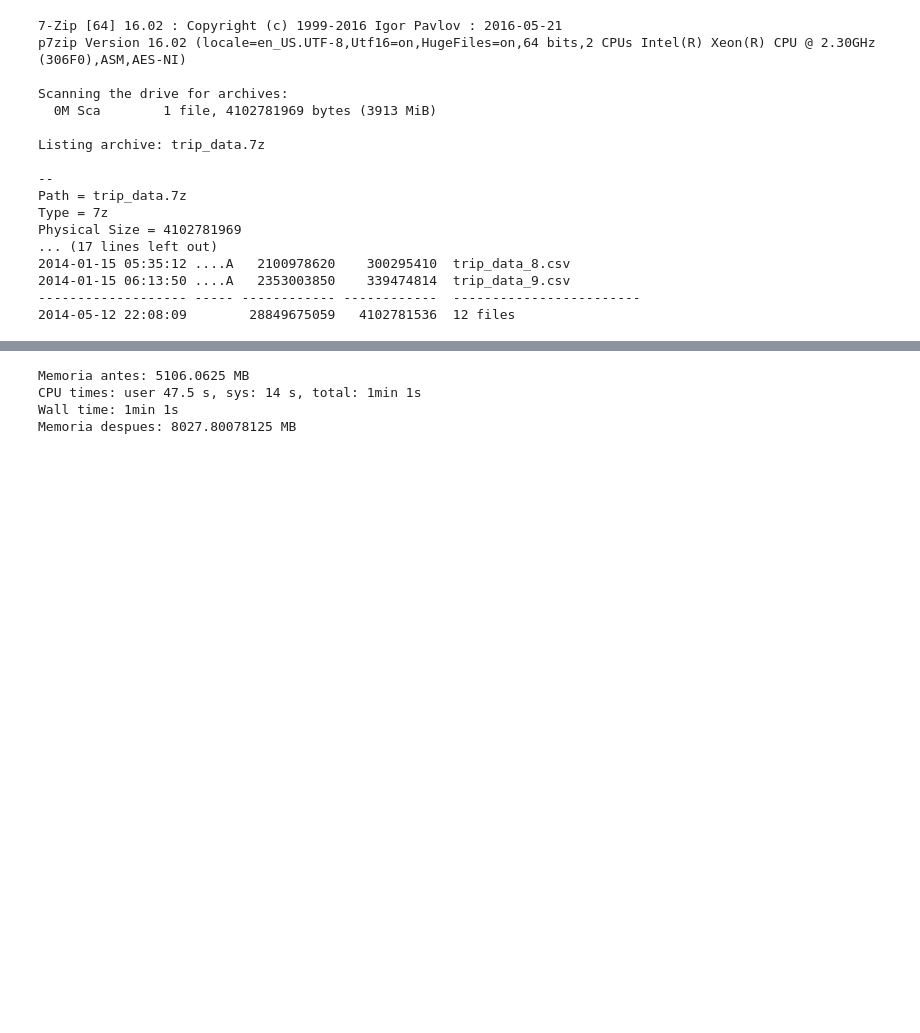
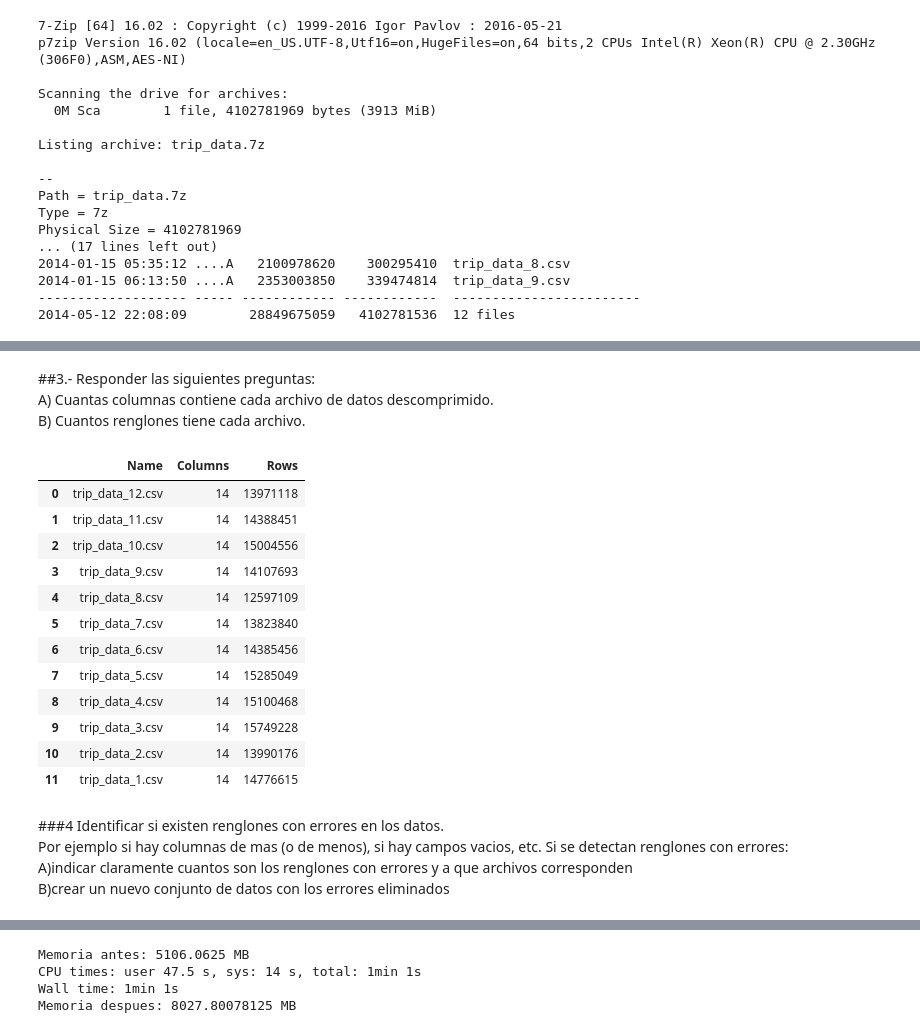
Before and after one commit to htapiagroup/sistemas-distribuidos-evaluacion-intersemestral-lomik33, a Jupyter notebook: SistDist_Examen1.ipynb, the cells around one changed output, grey strips where cells are left out. Cells and saved outputs as stored; diff of their text form; code cells hidden in the pictures; blank space fills up the shorter version.

```diff
--- a/SistDist_Examen1.ipynb
+++ b/SistDist_Examen1.ipynb
@@ -175,0 +59,3 @@ import time
+# %%
+#Arreglo contiene el nombre de los archivos que eventualmente se descomprimiran del original
+files =[ plantilla.format(month) for month in range(1,13)]
@@ -175,0 +75,47 @@ import time
+# %%
+def leer_archivo_puros(fileName):
+  plantilla7z='7z x trip_data.7z  -o/content '+ fileName
+  #print (plantilla7z)
+  os.system(plantilla7z)
+  data=dd.read_csv(file,low_memory=False, parse_dates=True, dtype={' store_and_fwd_flag':'object'}).compute() # se carga a dataset
+  os.system('rm '+fileName)
+  return data
+# %% [markdown]
+##3.- Responder las siguientes preguntas:<br/>
+A) Cuantas columnas contiene cada archivo de datos descomprimido.<br/>
+B) Cuantos renglones tiene cada archivo.
+# %%
+dfContar = pd.DataFrame(columns=['Name', 'Columns', 'Rows'])
+# %%
+#Con base a la plantilla de los 12 archivos
+#Se procesaron de forma secuencial uno tras otro con la librerias dask
+#Para intercalar el uso de los recursos (Memoria, Disco Duro)
+#Finalmente el resultado lo dejamos en un DataFrame de Pandas pues no implica gran uso de de los recursos
+for file in files:
+  df=leer_archivo_puros(file)
+  total_rows=len(df.axes[0])
+  total_cols=len(df.axes[1])
+  new_row=pd.DataFrame({'Name' : file , 'Columns' : total_cols, 'Rows':total_rows},index=[0])
+  dfContar=pd.concat([new_row,dfContar]).reset_index(drop=True)
+# %%
+  dfContar.sort_values(by=['Name'])
+  dfContar.head(12)
+# %% [output]
+|  | Name | Columns | Rows |
+| 0 | trip_data_12.csv | 14 | 13971118 |
+| 1 | trip_data_11.csv | 14 | 14388451 |
+| 2 | trip_data_10.csv | 14 | 15004556 |
+| 3 | trip_data_9.csv | 14 | 14107693 |
+| 4 | trip_data_8.csv | 14 | 12597109 |
+| 5 | trip_data_7.csv | 14 | 13823840 |
+| 6 | trip_data_6.csv | 14 | 14385456 |
+| 7 | trip_data_5.csv | 14 | 15285049 |
+| 8 | trip_data_4.csv | 14 | 15100468 |
+| 9 | trip_data_3.csv | 14 | 15749228 |
+| 10 | trip_data_2.csv | 14 | 13990176 |
+| 11 | trip_data_1.csv | 14 | 14776615 |
+# %% [markdown]
+###4 Identificar si existen renglones con errores en los datos.<br/>
+Por ejemplo si hay columnas de mas (o de menos), si hay campos vacios, etc. Si se detectan renglones con errores:<br/>
+A)indicar claramente cuantos son los renglones con errores y a que archivos corresponden <br/>
+B)crear un nuevo conjunto de datos con los errores eliminados <br/>
```
Also changed, not shown: parts of 50 cells of this notebook.
